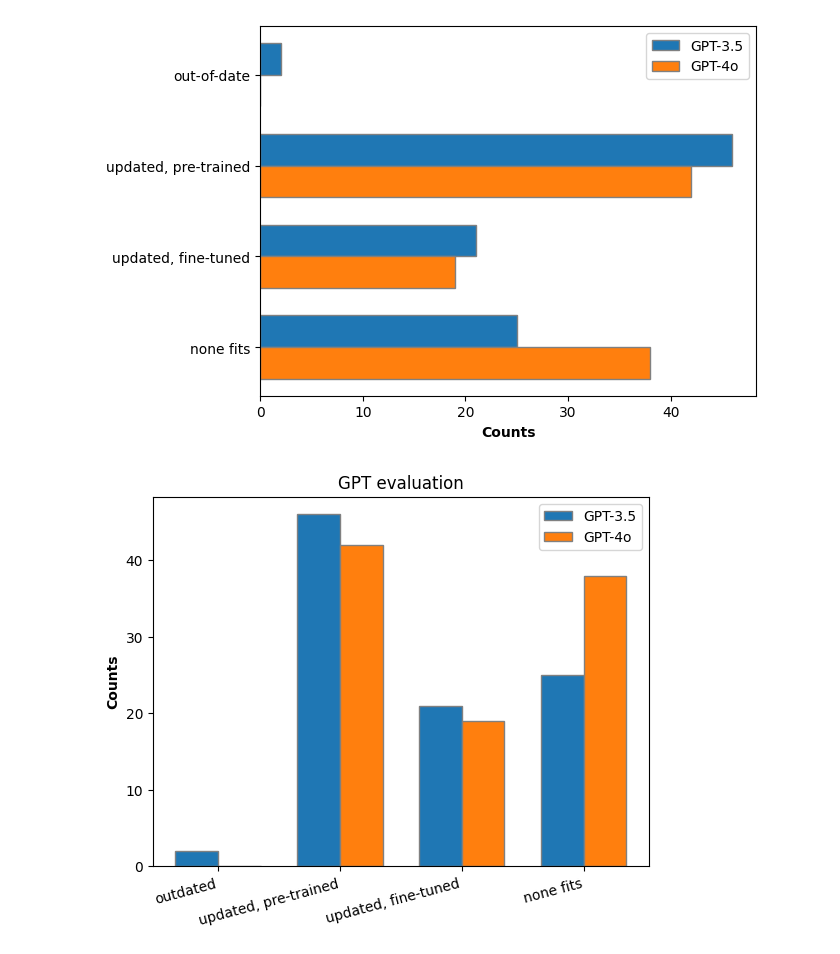
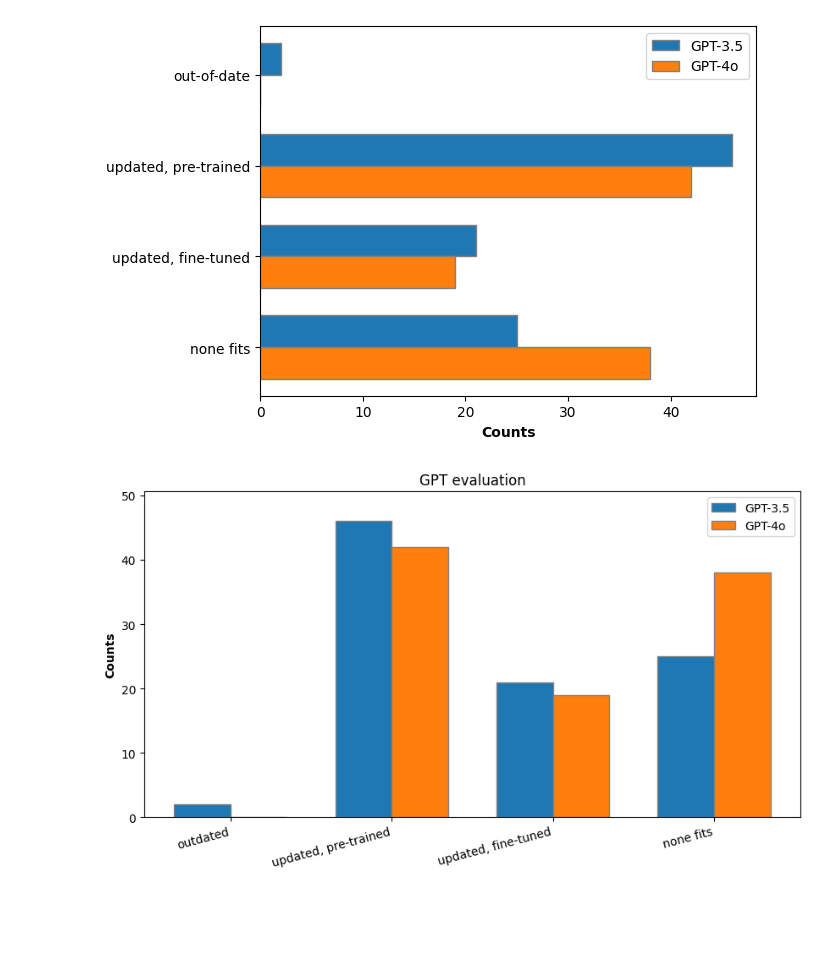
Before and after one commit to CR1337/LLaMaDoc, a Jupyter notebook: finetuning/evaluation/finetuning-evaluation.ipynb, the cells around one changed output. Drawn from its saved outputs; the diff is of its cells as text; code cells hidden in the pictures; blank space fills up the shorter version.

```diff
--- a/finetuning/evaluation/finetuning-evaluation.ipynb
+++ b/finetuning/evaluation/finetuning-evaluation.ipynb
@@ -318,25 +318,30 @@ plt.show()
 [figure]
 # %%
 import numpy as np
+import matplotlib.pyplot as plt
 
 categories = ["outdated", "updated, pre-trained", "updated, fine-tuned", "none fits"]
 values1 = [gpt3_original_docstring, gpt3_old_model_updated_docstring, gpt3_finetuned_model_updated_docstring, gpt3_none_fit]
 values2 = [gpt4_original_docstring, gpt4_old_model_updated_docstring, gpt4_finetuned_model_updated_docstring, gpt4_none_fit]
 
 bar_width = 0.35
 
 r1 = np.arange(len(values1))
 r2 = [x + bar_width for x in r1]
 
+plt.figure(figsize=(10, 5))  # Adjust the width and height here
+
 plt.bar(r1, values1, color='tab:blue', width=bar_width, edgecolor='grey', label='GPT-3.5')
 plt.bar(r2, values2, color='tab:orange', width=bar_width, edgecolor='grey', label='GPT-4o')
 
 plt.ylabel('Counts', fontweight='bold')
 plt.xticks([r + bar_width / 2 for r in range(len(values1))], categories, rotation=15, ha='right')
 plt.title("GPT evaluation")
 
+plt.ylim(0, max(max(values1), max(values2)) * 1.1)
+
 plt.legend()
 
 plt.show()
 # %% [output]
-[figure, old version]
+[figure, new version]
```
